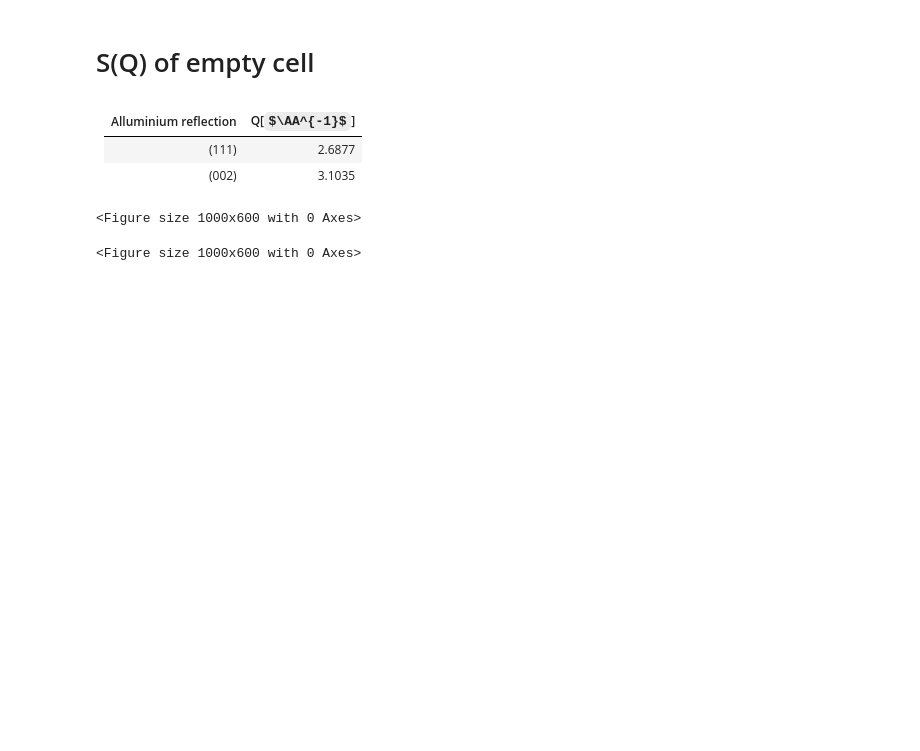
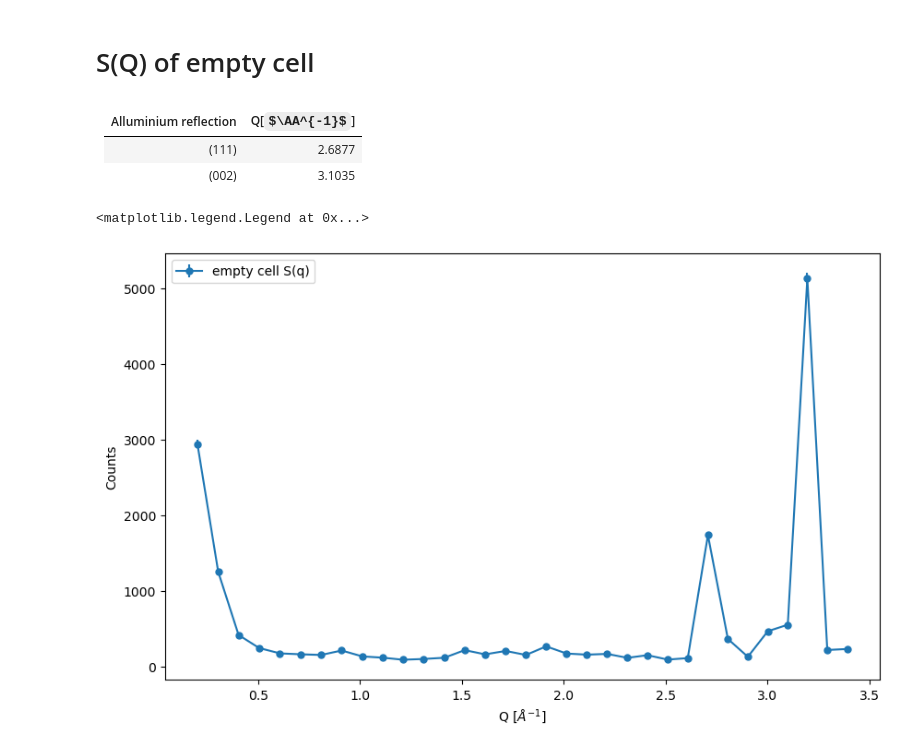
Before and after one commit to FabioBrugnara/IN8_Glicerol, a Jupyter notebook: 4-First view.ipynb, the cells around one changed output. Drawn from its saved outputs; the diff is of its cells as text; code cells hidden in the pictures; some formulas as TeX source; blank space fills up the shorter version.

```diff
--- a/4-First view.ipynb
+++ b/4-First view.ipynb
@@ -109,11 +138,14 @@ plt.xlim(-7,7)
 |-----------------------|--------------
 | (111)                 | 2.6877
 | (002)                 | 3.1035
-# %%
-SQ_al = data.loc[NSq_al]
-
-plt.figure(figsize=(10,6))
-plt.error
-# %% [output]
-<Figure size 1000x600 with 0 Axes>
-<Figure size 1000x600 with 0 Axes>
+# %%
+Sq_al = data.loc[NSq_al].data
+
+plt.figure(figsize=(10,6))
+plt.errorbar(Sq_al.QM, Sq_al.CNTS, yerr=Sq_al.dCNTS, label='empty cell S(q)', ms = 5, fmt='o-')
+plt.xlabel('Q [$\AA^{-1}$]')
+plt.ylabel('Counts')
+plt.legend()
+# %% [output]
+<matplotlib.legend.Legend at 0x...>
+[figure, added]
```
Also changed, not shown: parts of 12 cells of this notebook, 20 other files.
